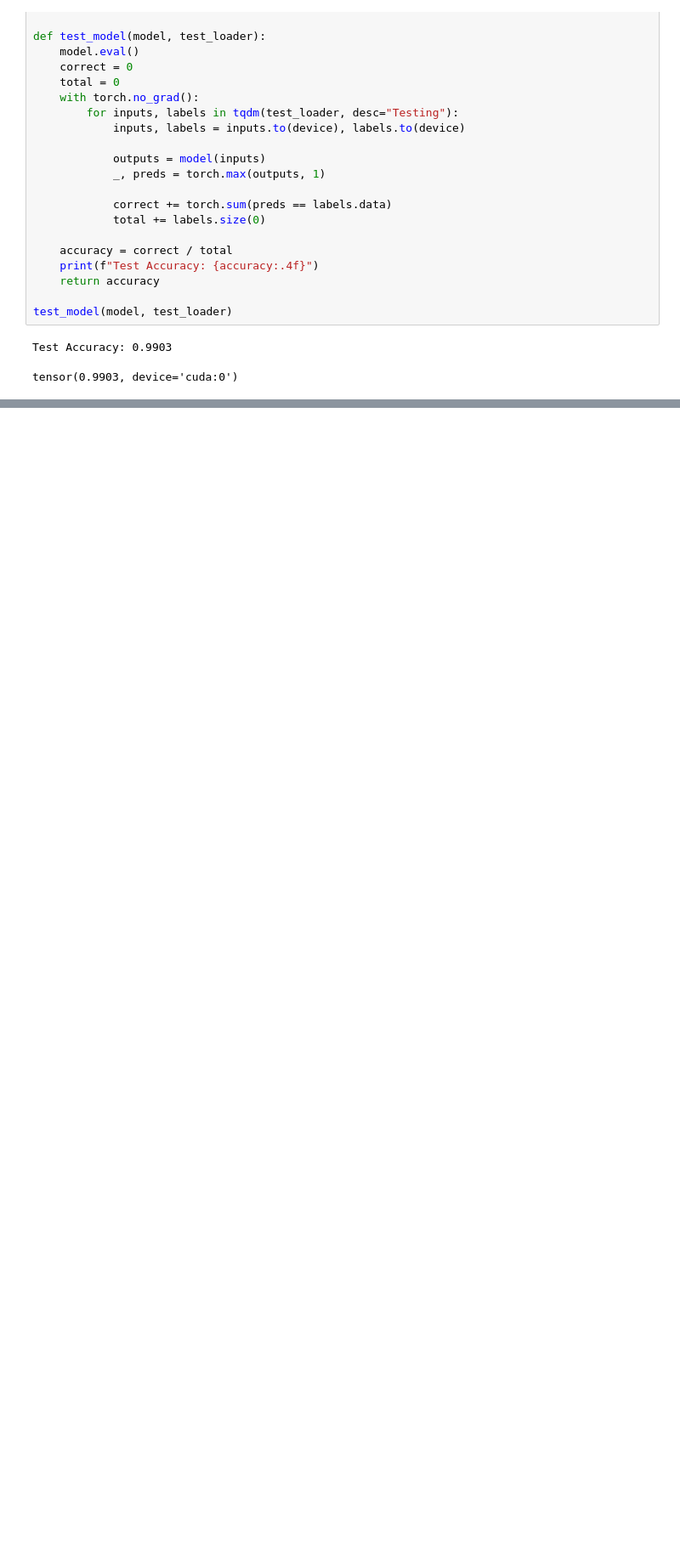
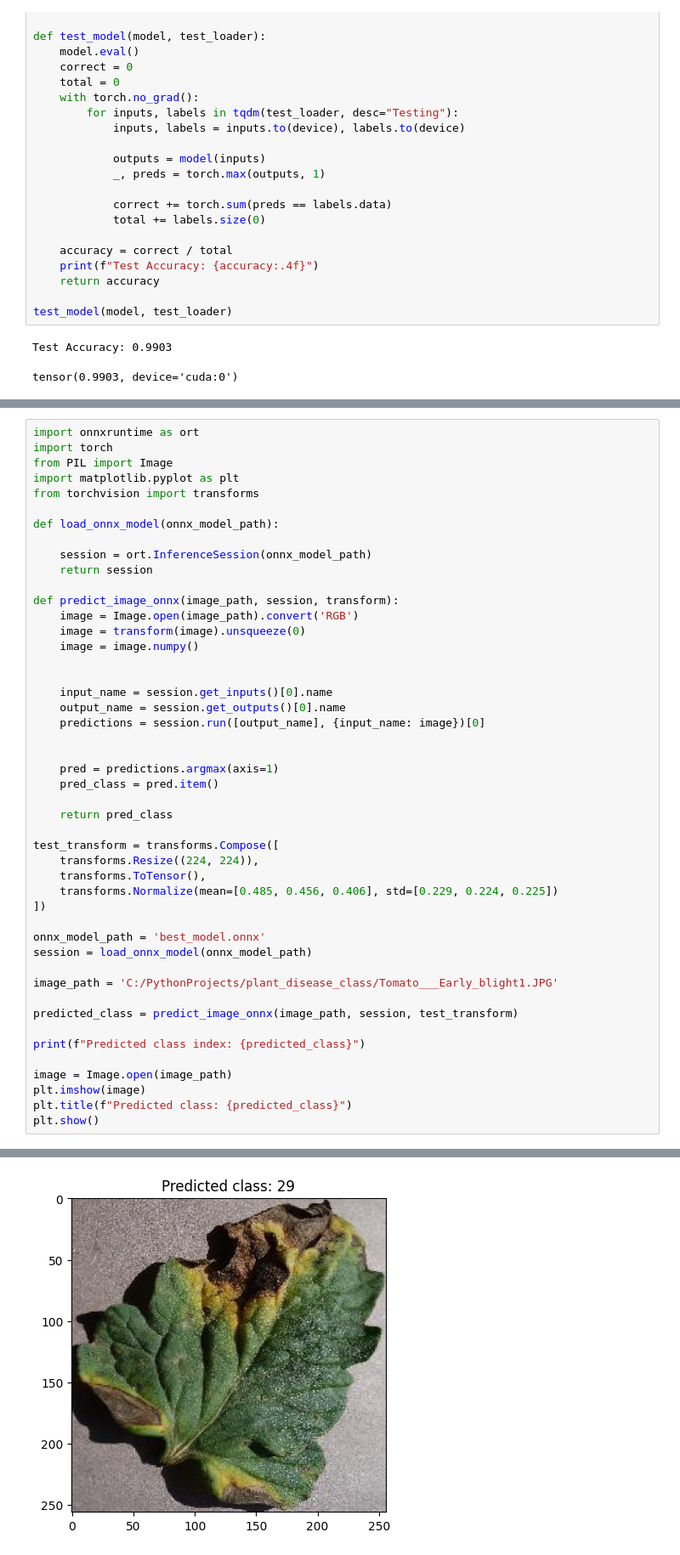
Before and after one commit to dikoshs/kazplant_ai, a Jupyter notebook: eda.ipynb, the cells around one changed output, grey strips where cells are left out. Shown at 85% size. Cells and saved outputs as stored; diff of their text form; blank space fills up the shorter version.

```diff
--- a/eda.ipynb
+++ b/eda.ipynb
@@ -219,0 +340,48 @@ plt.show()
+# %%
+import onnxruntime as ort
+import torch
+from PIL import Image
+import matplotlib.pyplot as plt
+from torchvision import transforms
+
+def load_onnx_model(onnx_model_path):
+
+    session = ort.InferenceSession(onnx_model_path)
+    return session
+
+def predict_image_onnx(image_path, session, transform):
+    image = Image.open(image_path).convert('RGB')
+    image = transform(image).unsqueeze(0)
+    image = image.numpy()
+
+
+    input_name = session.get_inputs()[0].name
+    output_name = session.get_outputs()[0].name
+    predictions = session.run([output_name], {input_name: image})[0]
+
+
+    pred = predictions.argmax(axis=1)
+    pred_class = pred.item()
+
+    return pred_class
+
+test_transform = transforms.Compose([
+    transforms.Resize((224, 224)),
+    transforms.ToTensor(),
+    transforms.Normalize(mean=[0.485, 0.456, 0.406], std=[0.229, 0.224, 0.225])
+])
+
+onnx_model_path = 'best_model.onnx'
+session = load_onnx_model(onnx_model_path)
+
+image_path = 'C:/PythonProjects/plant_disease_class/Tomato___Early_blight1.JPG'
+
+predicted_class = predict_image_onnx(image_path, session, test_transform)
+
+print(f"Predicted class index: {predicted_class}")
+
+image = Image.open(image_path)
+plt.imshow(image)
+plt.title(f"Predicted class: {predicted_class}")
+plt.show()
+# %% [output]
@@ -219,0 +389 @@ plt.show()
+[figure, added]
```
Also changed, not shown: parts of 7 cells of this notebook, 2 other files.
